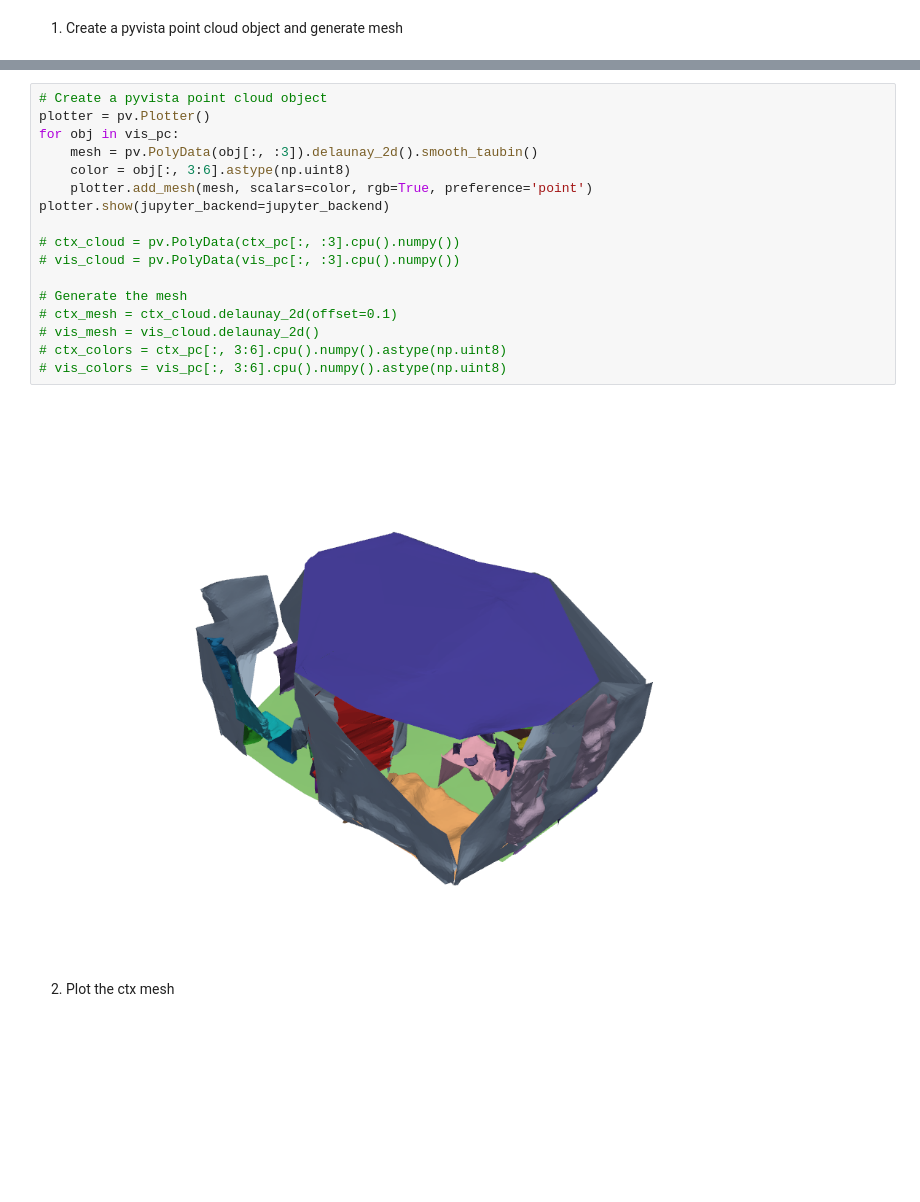
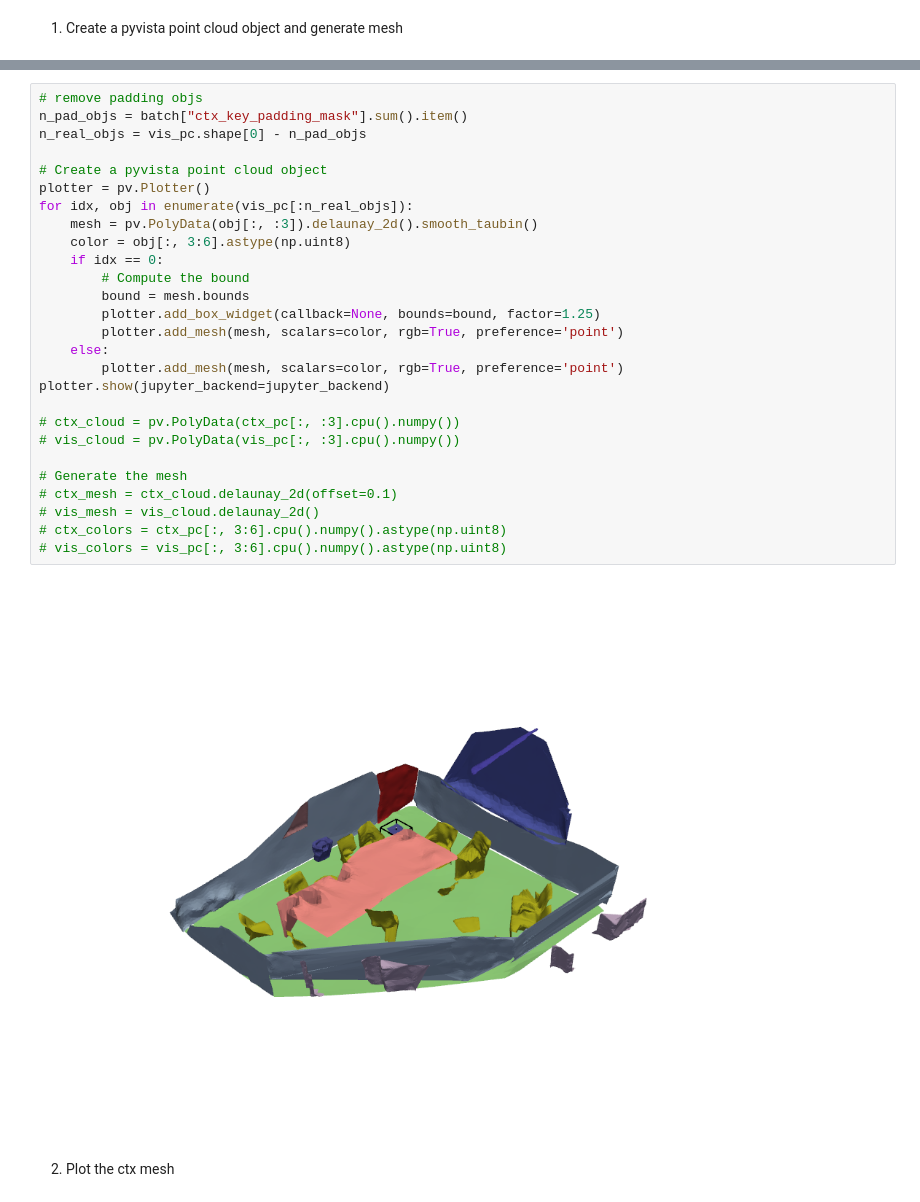
Before and after one commit to AInnovateLab/Context-aware-Indoor-PCG, a Jupyter notebook: instruct-insertion/visualization/vis_example.ipynb, the cells around one changed output, grey strips where cells are left out. Drawn from its saved outputs; the diff is of its cells as text; blank space fills up the shorter version.

Commit message:
Vis add bounding box

```diff
--- a/instruct-insertion/visualization/vis_example.ipynb
+++ b/instruct-insertion/visualization/vis_example.ipynb
@@ -276,22 +269,32 @@ batch['scan_id']
 # %%
+# remove padding objs
+n_pad_objs = batch["ctx_key_padding_mask"].sum().item()
+n_real_objs = vis_pc.shape[0] - n_pad_objs
+
 # Create a pyvista point cloud object
 plotter = pv.Plotter()
-for obj in vis_pc:
+for idx, obj in enumerate(vis_pc[:n_real_objs]):
     mesh = pv.PolyData(obj[:, :3]).delaunay_2d().smooth_taubin()
     color = obj[:, 3:6].astype(np.uint8)
-    plotter.add_mesh(mesh, scalars=color, rgb=True, preference='point')
+    if idx == 0:
+        # Compute the bound
+        bound = mesh.bounds
+        plotter.add_box_widget(callback=None, bounds=bound, factor=1.25)
+        plotter.add_mesh(mesh, scalars=color, rgb=True, preference='point')
+    else:
+        plotter.add_mesh(mesh, scalars=color, rgb=True, preference='point')
 plotter.show(jupyter_backend=jupyter_backend)
 
 # ctx_cloud = pv.PolyData(ctx_pc[:, :3].cpu().numpy())
 # vis_cloud = pv.PolyData(vis_pc[:, :3].cpu().numpy())
 
 # Generate the mesh
 # ctx_mesh = ctx_cloud.delaunay_2d(offset=0.1)
 # vis_mesh = vis_cloud.delaunay_2d()
 # ctx_colors = ctx_pc[:, 3:6].cpu().numpy().astype(np.uint8)
 # vis_colors = vis_pc[:, 3:6].cpu().numpy().astype(np.uint8)
 # %% [output]
-[figure, old version]
+[figure, new version]
 # %% [markdown]
 2. Plot the ctx mesh
 # %%
```
Also changed, not shown: parts of 5 cells of this notebook.
